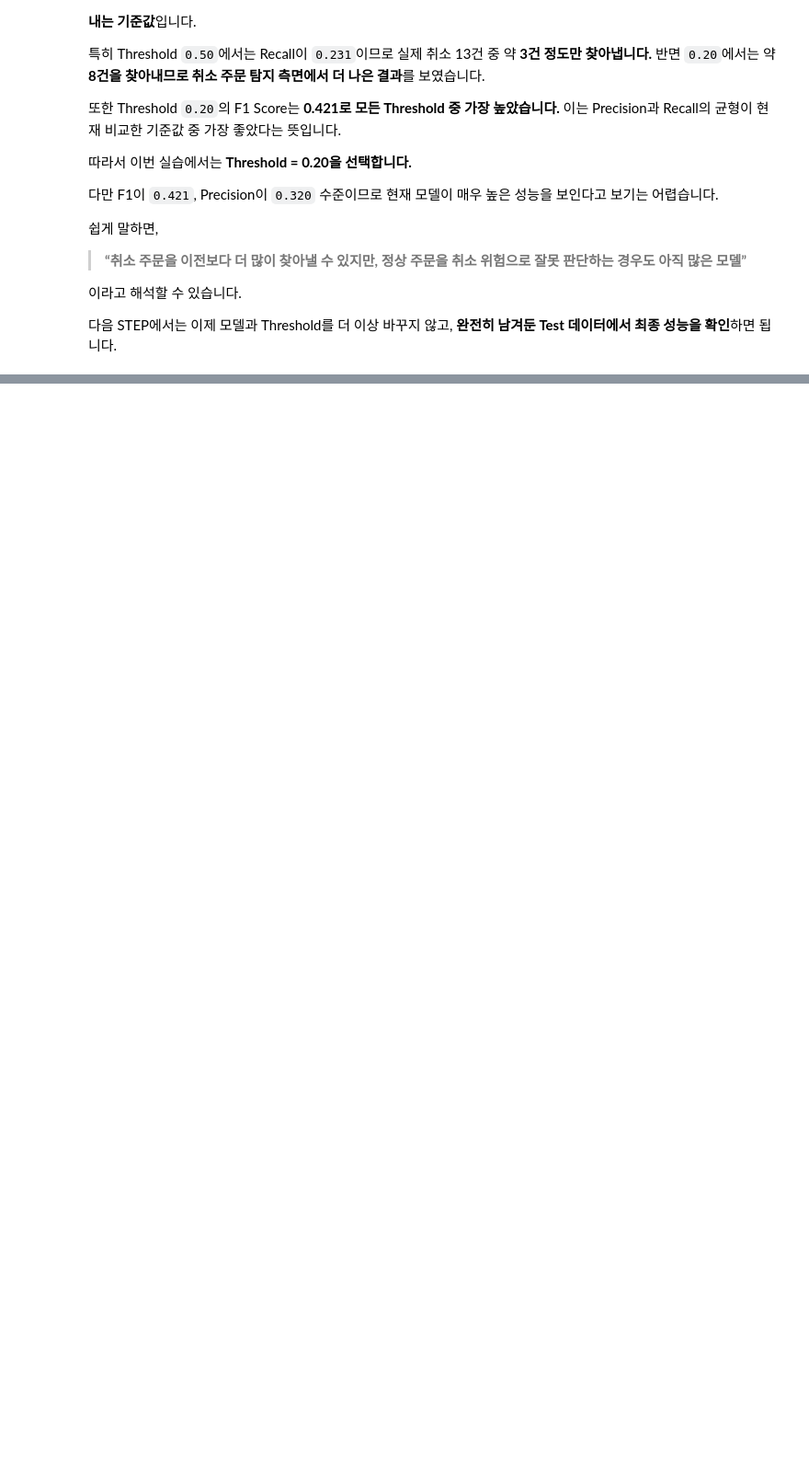
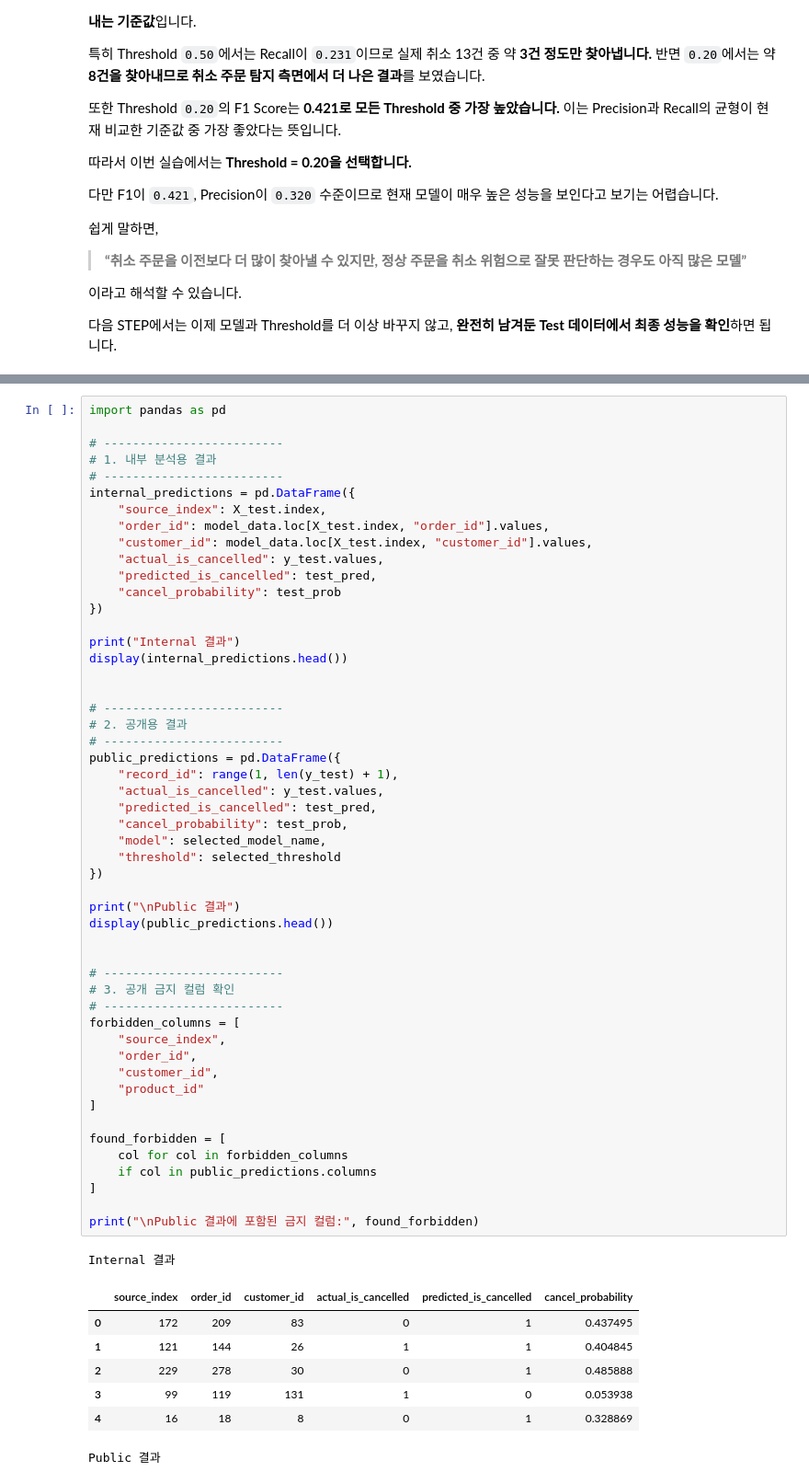
Before and after one commit to sangjae-lee97/kant-axagent-study, a Jupyter notebook: llm-data-analysis-course/notebooks/ch10/00.ipynb, the cells around one changed output, grey strips where cells are left out. Shown at 92% size. Saved outputs shown, nothing was run; the diff lists cells and outputs as text; blank space fills up the shorter version.

```diff
--- a/llm-data-analysis-course/notebooks/ch10/00.ipynb
+++ b/llm-data-analysis-course/notebooks/ch10/00.ipynb
@@ -724,0 +914,60 @@ Threshold가 `0.20`일 때 Recall이 `0.615`이므로,
+# %%
+import pandas as pd
+
+# -------------------------
+# 1. 내부 분석용 결과
+# -------------------------
+internal_predictions = pd.DataFrame({
+    "source_index": X_test.index,
+    "order_id": model_data.loc[X_test.index, "order_id"].values,
+    "customer_id": model_data.loc[X_test.index, "customer_id"].values,
+    "actual_is_cancelled": y_test.values,
+    "predicted_is_cancelled": test_pred,
+    "cancel_probability": test_prob
+})
+
+print("Internal 결과")
+display(internal_predictions.head())
+
+
+# -------------------------
+# 2. 공개용 결과
+# -------------------------
+public_predictions = pd.DataFrame({
+    "record_id": range(1, len(y_test) + 1),
+    "actual_is_cancelled": y_test.values,
+    "predicted_is_cancelled": test_pred,
+    "cancel_probability": test_prob,
+    "model": selected_model_name,
+    "threshold": selected_threshold
+})
+
+print("\nPublic 결과")
+display(public_predictions.head())
+
+
+# -------------------------
+# 3. 공개 금지 컬럼 확인
+# -------------------------
+forbidden_columns = [
+    "source_index",
+    "order_id",
+    "customer_id",
+    "product_id"
+]
+
+found_forbidden = [
+    col for col in forbidden_columns
+    if col in public_predictions.columns
+]
+
+print("\nPublic 결과에 포함된 금지 컬럼:", found_forbidden)
+# %% [output]
+Internal 결과
+|  | source_index | order_id | customer_id | actual_is_cancelled | predicted_is_cancelled | cancel_probability |
+| 0 | 172 | 209 | 83 | 0 | 1 | 0.437495 |
+| 1 | 121 | 144 | 26 | 1 | 1 | 0.404845 |
+| 2 | 229 | 278 | 30 | 0 | 1 | 0.485888 |
+| 3 | 99 | 119 | 131 | 1 | 0 | 0.053938 |
+| 4 | 16 | 18 | 8 | 0 | 1 | 0.328869 |
+Public 결과
```
Also changed, not shown: parts of 12 cells of this notebook.
